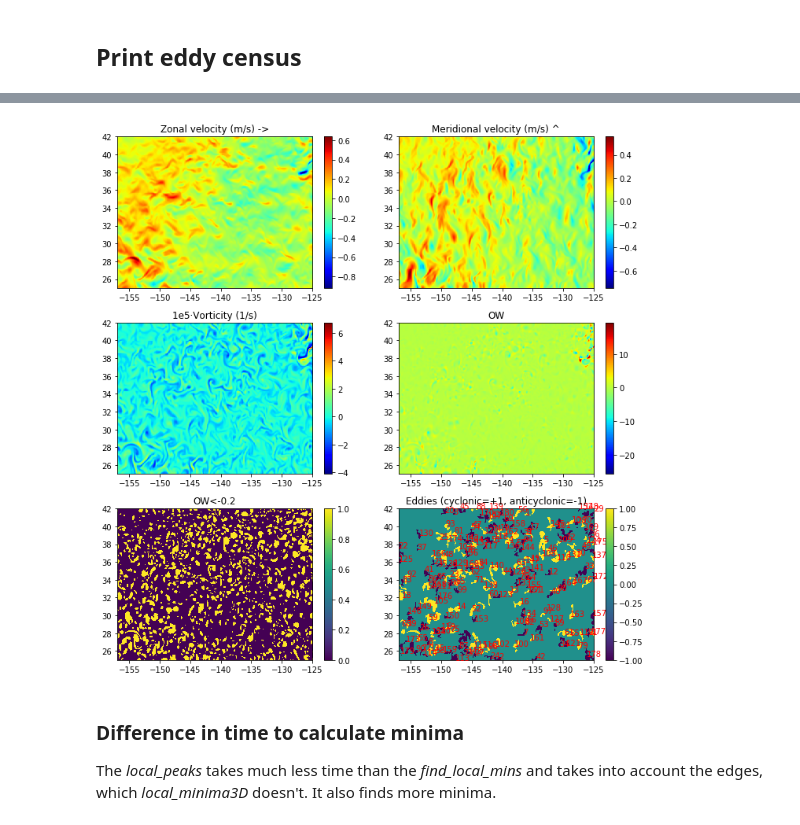
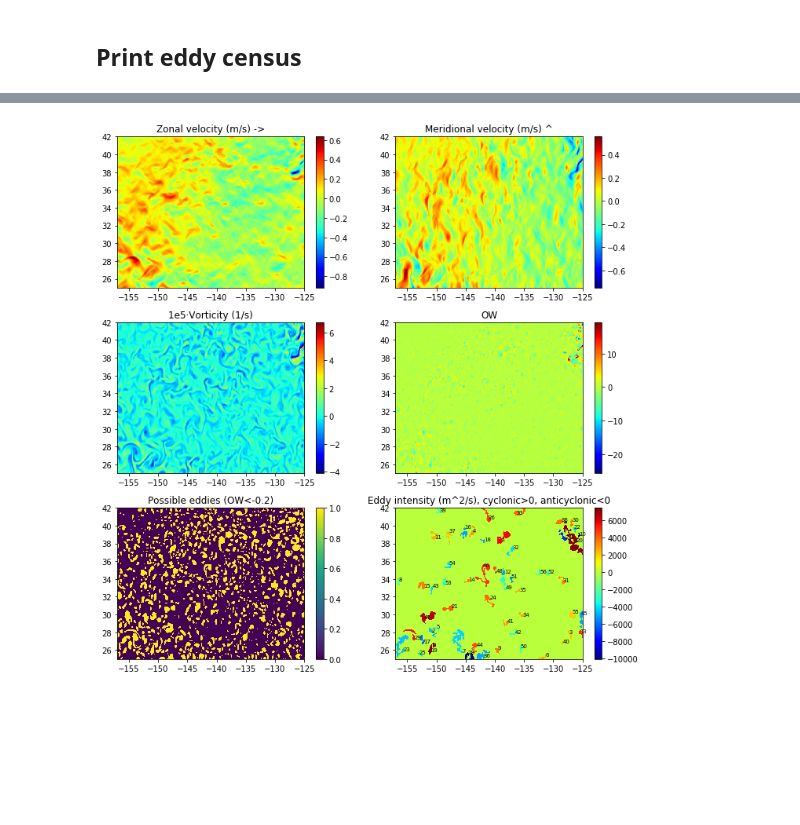
Before and after one commit to JASaa/eddies-R2, a Jupyter notebook: eddy_function_test.ipynb, the cells around one changed output, grey strips where cells are left out. Saved outputs shown, nothing was run; the diff lists cells and outputs as text; code cells hidden in the pictures; blank space fills up the shorter version.

Commit message:
added calculation of intensity in the algorithm

```diff
--- a/eddy_function_test.ipynb
+++ b/eddy_function_test.ipynb
@@ -19,16 +19,16 @@ OW_start = -1.0
 # Number of local minima to evaluate using R2 method.
 # Set low (like 20) to see a few R2 eddies quickly.
 # Set high (like 1e5) to find all eddies in domain.
-max_evaluation_points = 1000
+max_evaluation_points = 100
 # Minimum number of cells required to be identified as an eddie.
-min_eddie_cells = 1
+min_eddie_cells = 9
 # z-level to plot.  Usually set to 0 for the surface.
 k_plot = 0
 # %% [markdown]
 ## Run R2 algorithm
 # %%
 %%capture
-lon,lat,uvel,vvel,vorticity,OW,OW_eddies,eddie_census,nEddies,cyclonic_mask = eddy_detection(filename,R2_criterion,OW_start,max_evaluation_points,min_eddie_cells)
+lon,lat,uvel,vvel,vorticity,OW,OW_eddies,eddie_census,nEddies,cyclonic_mask,intensity_mask = eddy_detection(filename,R2_criterion,OW_start,max_evaluation_points,min_eddie_cells)
 # %% [markdown]
 ## Print eddy census
 # %%
@@ -56,8 +58,5 @@ Eddie census data
 # %%
 %matplotlib inline
-plot_eddies(lon,lat,uvel,vvel,vorticity,OW,OW_eddies,eddie_census,nEddies,cyclonic_mask,k_plot)
+plot_eddies(lon,lat,uvel,vvel,vorticity,OW,OW_eddies,eddie_census,nEddies,intensity_mask,k_plot)
 # %% [output]
-[figure, old version]
+[figure, new version]
-# %% [markdown]
-### Difference in time to calculate minima
-The *local_peaks* takes much less time than the *find_local_mins* and takes into account the edges, which *local_minima3D* doesn't. It also finds more minima.
```
Also changed, not shown: parts of 9 cells of this notebook, 1 other file.
